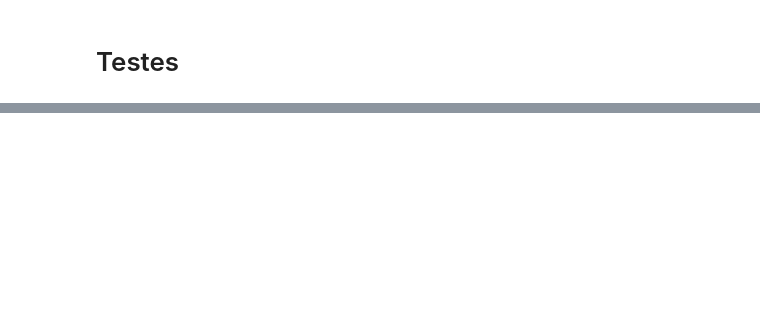
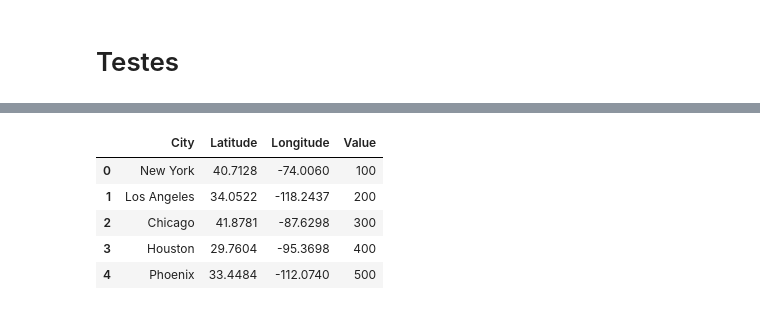
Before and after one commit to Abigor111/SunTzu, a Jupyter notebook: MetadataFunctions.ipynb, the cells around one changed output, grey strips where cells are left out. Drawn from its saved outputs; the diff is of its cells as text; code cells hidden in the pictures; blank space fills up the shorter version.

```diff
--- a/MetadataFunctions.ipynb
+++ b/MetadataFunctions.ipynb
@@ -215,0 +270,17 @@ df = pd.DataFrame(data)
+# %%
+# Sample DataFrame for Geographical Map
+df_geo = pd.DataFrame({
+    'City': ['New York', 'Los Angeles', 'Chicago', 'Houston', 'Phoenix'],
+    'Latitude': [40.7128, 34.0522, 41.8781, 29.7604, 33.4484],
+    'Longitude': [-74.0060, -118.2437, -87.6298, -95.3698, -112.0740],
+    'Value': [100, 200, 300, 400, 500]
+})
+
+df_geo.head()
+# %% [output]
+|  | City | Latitude | Longitude | Value |
+| 0 | New York | 40.7128 | -74.0060 | 100 |
+| 1 | Los Angeles | 34.0522 | -118.2437 | 200 |
+| 2 | Chicago | 41.8781 | -87.6298 | 300 |
+| 3 | Houston | 29.7604 | -95.3698 | 400 |
+| 4 | Phoenix | 33.4484 | -112.0740 | 500 |
```
Also changed, not shown: parts of 101 cells of this notebook, 18 other files.
